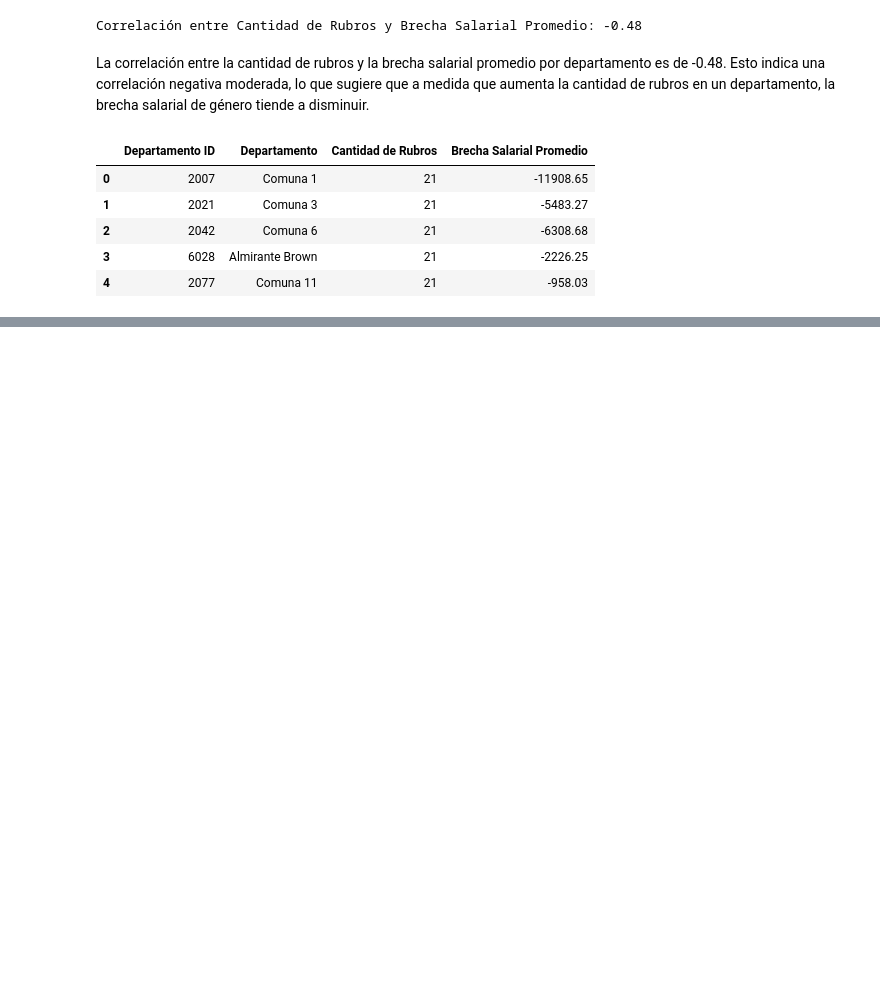
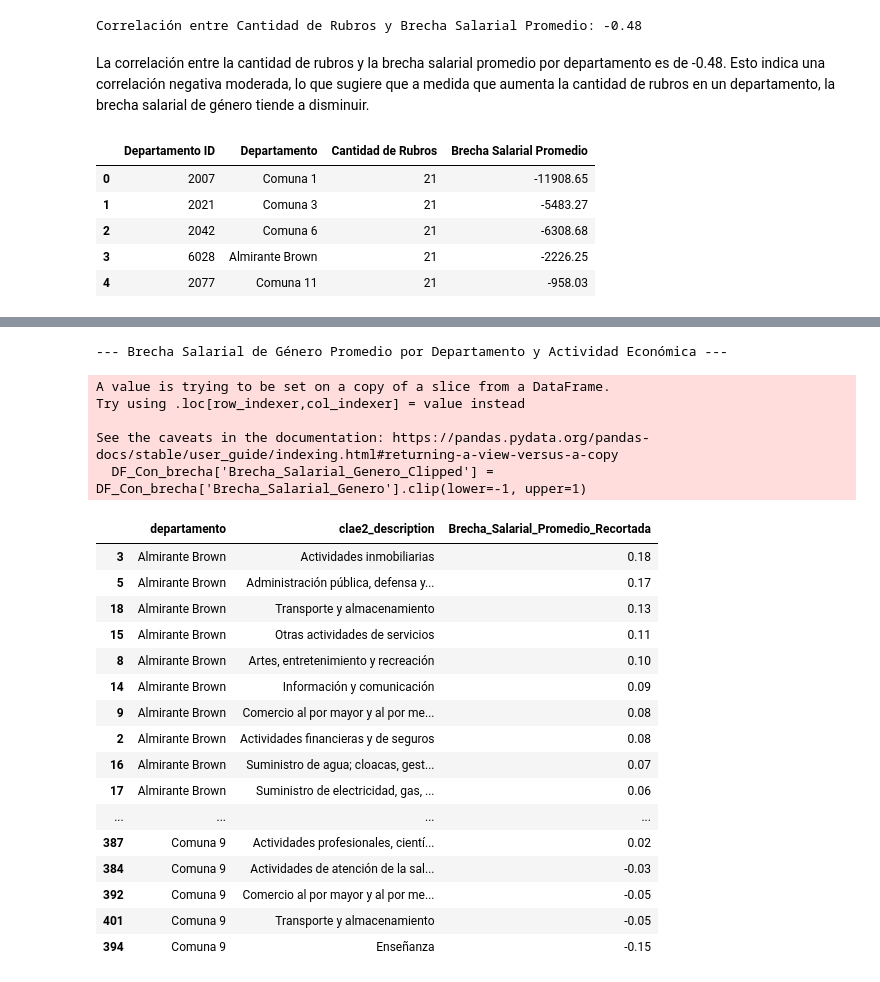
Before and after one commit to tost1n/Tp-laboratorio, a Jupyter notebook: Tp.ipynb, the cells around one changed output, grey strips where cells are left out. Drawn from its saved outputs; the diff is of its cells as text; code cells hidden in the pictures; blank space fills up the shorter version.

```diff
--- a/Tp.ipynb
+++ b/Tp.ipynb
@@ -569,0 +629,38 @@ tabla_final.head().round(2)
+# %%
+# Crear una versión 'recortada' de la brecha salarial en DF_Con_brecha
+DF_Con_brecha['Brecha_Salarial_Genero_Clipped'] = DF_Con_brecha['Brecha_Salarial_Genero'].clip(lower=-1, upper=1)
+
+# Agrupar por departamento y descripción de actividad económica, y calcular la media de la brecha salarial recortada
+brecha_promedio_departamento_rubro = DF_Con_brecha.groupby(['departamento', 'clae2_description'])['Brecha_Salarial_Genero_Clipped'].mean().reset_index()
+
+# Renombrar la columna para mayor claridad
+brecha_promedio_departamento_rubro.rename(columns={'Brecha_Salarial_Genero_Clipped': 'Brecha_Salarial_Promedio_Recortada'}, inplace=True)
+
+print("\n--- Brecha Salarial de Género Promedio por Departamento y Actividad Económica ---")
+display(brecha_promedio_departamento_rubro.sort_values(by=['departamento', 'Brecha_Salarial_Promedio_Recortada'], ascending=[True, False]).style.format({
+    'Brecha_Salarial_Promedio_Recortada': '{:.2f}'
+}))
+# %% [output]
+--- Brecha Salarial de Género Promedio por Departamento y Actividad Económica ---
+A value is trying to be set on a copy of a slice from a DataFrame.
+Try using .loc[row_indexer,col_indexer] = value instead
+
+See the caveats in the documentation: https://pandas.pydata.org/pandas-docs/stable/user_guide/indexing.html#returning-a-view-versus-a-copy
+  DF_Con_brecha['Brecha_Salarial_Genero_Clipped'] = DF_Con_brecha['Brecha_Salarial_Genero'].clip(lower=-1, upper=1)
+|  | departamento | clae2_description | Brecha_Salarial_Promedio_Recortada |
+| 3 | Almirante Brown | Actividades inmobiliarias | 0.18 |
+| 5 | Almirante Brown | Administración pública, defensa y... | 0.17 |
+| 18 | Almirante Brown | Transporte y almacenamiento | 0.13 |
+| 15 | Almirante Brown | Otras actividades de servicios | 0.11 |
+| 8 | Almirante Brown | Artes, entretenimiento y recreación | 0.10 |
+| 14 | Almirante Brown | Información y comunicación | 0.09 |
+| 9 | Almirante Brown | Comercio al por mayor y al por me... | 0.08 |
+| 2 | Almirante Brown | Actividades financieras y de seguros | 0.08 |
+| 16 | Almirante Brown | Suministro de agua; cloacas, gest... | 0.07 |
+| 17 | Almirante Brown | Suministro de electricidad, gas, ... | 0.06 |
+| ... | ... | ... | ... |
+| 387 | Comuna 9 | Actividades profesionales, cientí... | 0.02 |
+| 384 | Comuna 9 | Actividades de atención de la sal... | -0.03 |
+| 392 | Comuna 9 | Comercio al por mayor y al por me... | -0.05 |
+| 401 | Comuna 9 | Transporte y almacenamiento | -0.05 |
+| 394 | Comuna 9 | Enseñanza | -0.15 |
```
Also changed, not shown: parts of 4 cells of this notebook.
